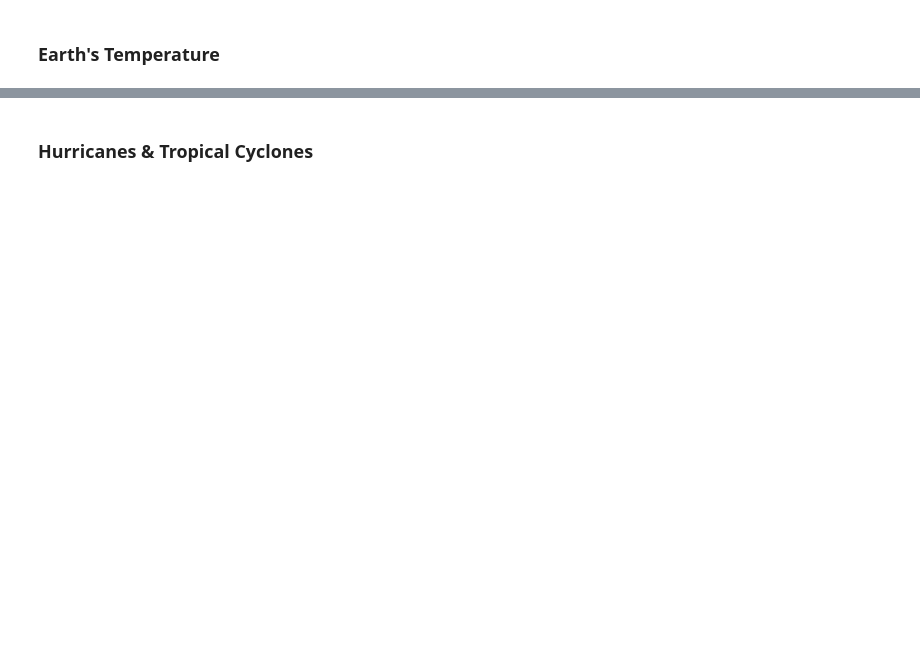
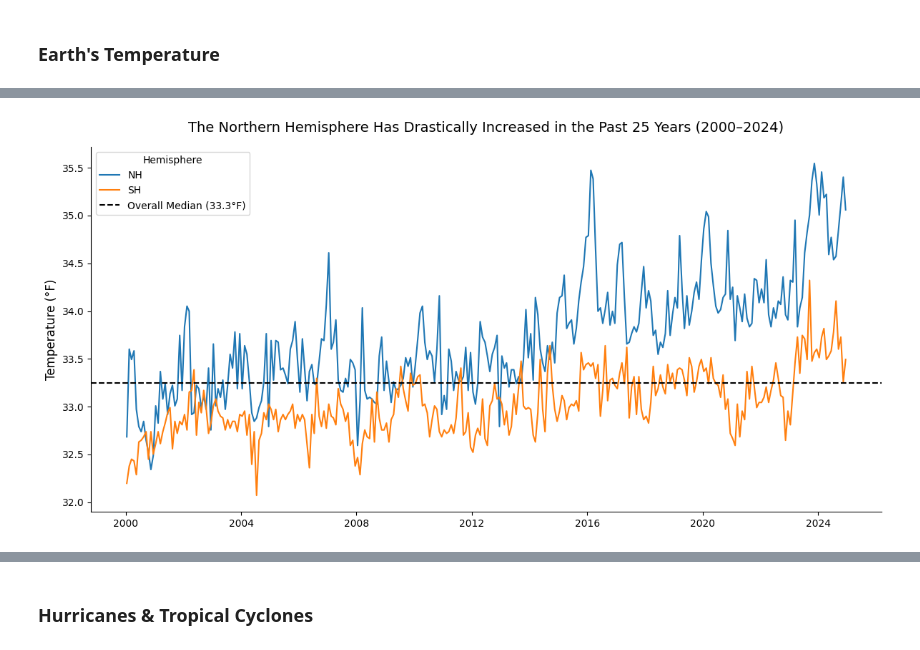
Before and after one commit to hellojohncruz/DATA-608, a Jupyter notebook: Story 05/temp.ipynb, the cells around one changed output, grey strips where cells are left out. Cells and saved outputs as stored; diff of their text form; code cells hidden in the pictures; blank space fills up the shorter version.

```diff
--- a/Story 05/temp.ipynb
+++ b/Story 05/temp.ipynb
@@ -113,0 +137,28 @@ temperature_df
+# %%
+plt.figure(figsize=(12, 6))
+
+ax = sns.lineplot(
+    data=temperature_filtered,
+    x='date',
+    y='temp_f',
+    hue='hemisphere',   # categorical column (e.g., 'NH' vs 'SH')
+    errorbar=None
+)
+
+# Add median line (optional, can calculate separately if needed)
+median_temp = temperature_filtered['temp_f'].median()
+ax.axhline(y=median_temp, color='black', linestyle='--', label=f'Overall Median ({median_temp:.1f}°F)')
+
+# Customize labels and title
+ax.set_xlabel("", fontsize=12)
+ax.set_ylabel("Temperature (°F)", fontsize=12)
+ax.set_title("The Northern Hemisphere Has Drastically Increased in the Past 25 Years (2000–2024)", fontsize=14, pad=15)
+
+# Show legend
+ax.legend(title="Hemisphere")
+
+sns.despine()
+plt.tight_layout()
+plt.show()
+# %% [output]
+[figure, added]
```
Also changed, not shown: parts of 43 cells of this notebook, 2 other files.
